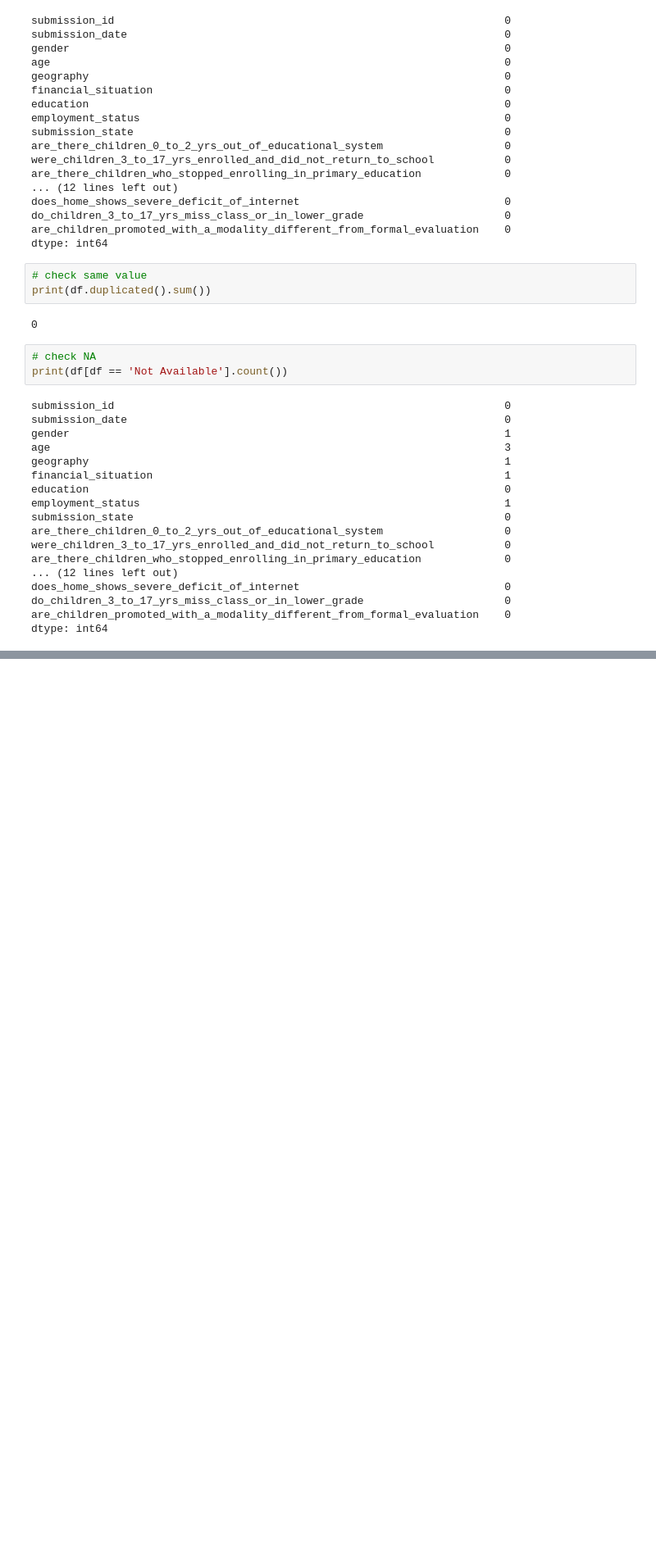
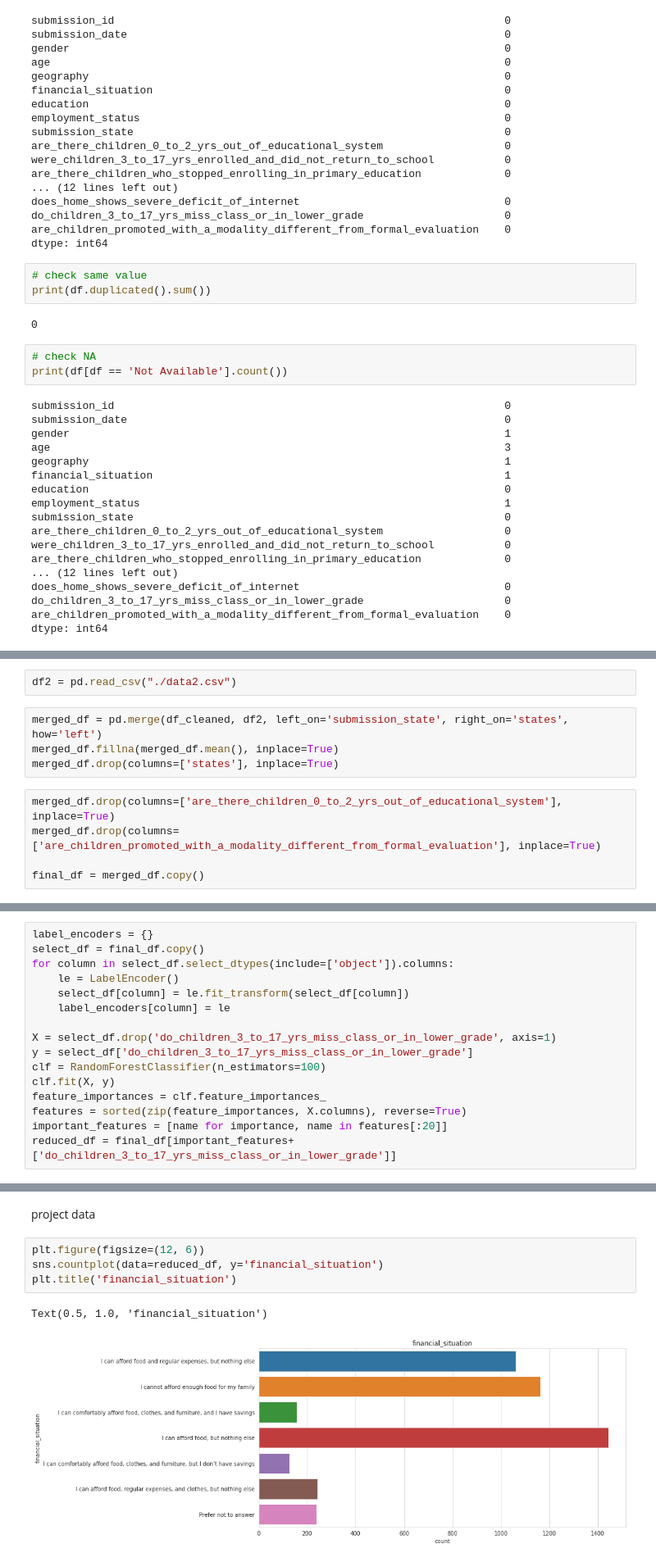
Before and after one commit to Jabin0214/DM722, a Jupyter notebook: Untitled.ipynb, the cells around one changed output, grey strips where cells are left out. Shown at 82% size. Cells and saved outputs as stored; diff of their text form; blank space fills up the shorter version.

```diff
--- a/Untitled.ipynb
+++ b/Untitled.ipynb
@@ -146,0 +172,11 @@ dtype: int64
+# %%
+df2 = pd.read_csv("./data2.csv")
+# %%
+merged_df = pd.merge(df_cleaned, df2, left_on='submission_state', right_on='states', how='left')
+merged_df.fillna(merged_df.mean(), inplace=True)
+merged_df.drop(columns=['states'], inplace=True)
+# %%
+merged_df.drop(columns=['are_there_children_0_to_2_yrs_out_of_educational_system'], inplace=True)
+merged_df.drop(columns=['are_children_promoted_with_a_modality_different_from_formal_evaluation'], inplace=True)
+
+final_df = merged_df.copy()
@@ -146,0 +198,16 @@ dtype: int64
+# %%
+label_encoders = {}
+select_df = final_df.copy()
+for column in select_df.select_dtypes(include=['object']).columns:
+    le = LabelEncoder()
+    select_df[column] = le.fit_transform(select_df[column])
+    label_encoders[column] = le
+
+X = select_df.drop('do_children_3_to_17_yrs_miss_class_or_in_lower_grade', axis=1)
+y = select_df['do_children_3_to_17_yrs_miss_class_or_in_lower_grade']
+clf = RandomForestClassifier(n_estimators=100)
+clf.fit(X, y)
+feature_importances = clf.feature_importances_
+features = sorted(zip(feature_importances, X.columns), reverse=True)
+important_features = [name for importance, name in features[:20]]
+reduced_df = final_df[important_features+['do_children_3_to_17_yrs_miss_class_or_in_lower_grade']]
@@ -146,0 +231,9 @@ dtype: int64
+# %% [markdown]
+project data
+# %%
+plt.figure(figsize=(12, 6))
+sns.countplot(data=reduced_df, y='financial_situation')
+plt.title('financial_situation')
+# %% [output]
+Text(0.5, 1.0, 'financial_situation')
+[figure, added]
```
Also changed, not shown: parts of 46 cells of this notebook.
